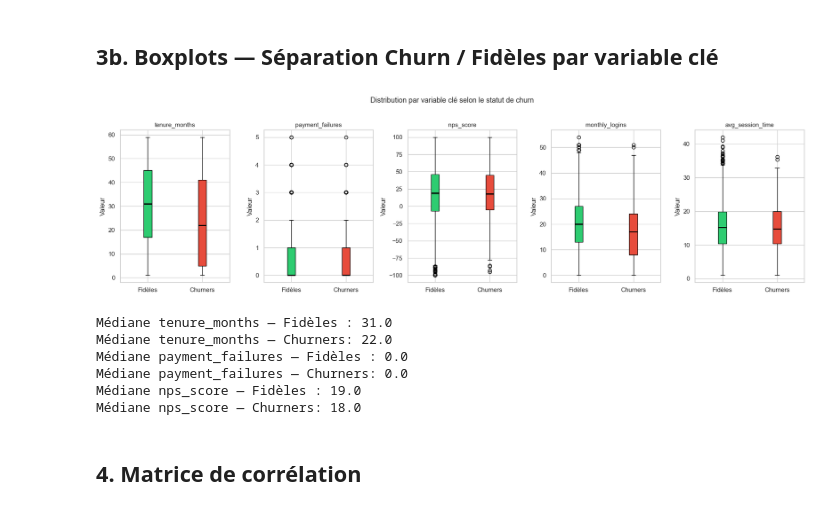
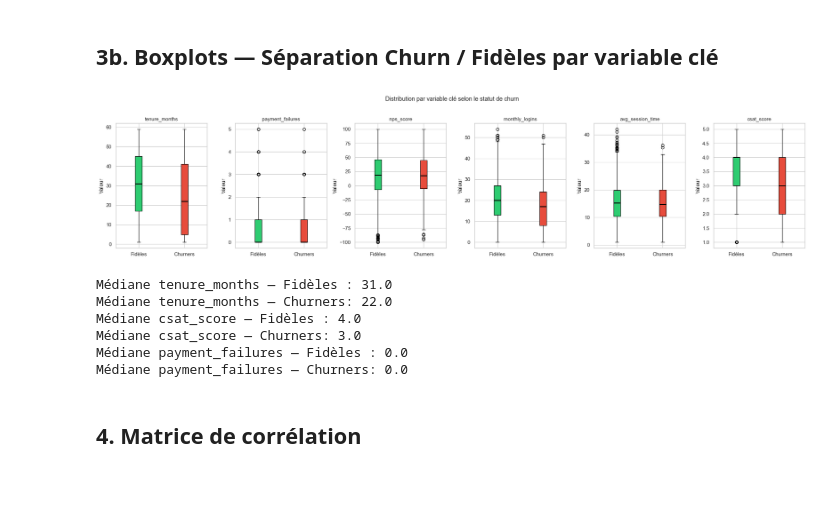
Before and after one commit to haciyil38/Projet-Data-Science, a Jupyter notebook: notebooks/01_EDA.ipynb, the cells around one changed output. Saved outputs shown, nothing was run; the diff lists cells and outputs as text; code cells hidden in the pictures; blank space fills up the shorter version.

```diff
--- a/notebooks/01_EDA.ipynb
+++ b/notebooks/01_EDA.ipynb
@@ -85,14 +85,16 @@ Name: count, dtype: int64
 # %%
 numeric_cols = ['age', 'tenure_months', 'monthly_fee', 'total_revenue',
                 'payment_failures', 'support_tickets', 'avg_session_time',
-                'monthly_logins', 'nps_score']
+                'monthly_logins', 'nps_score', 'csat_score']
 
-fig, axes = plt.subplots(3, 3, figsize=(15, 10))
+fig, axes = plt.subplots(2, 5, figsize=(18, 8))
 for ax, col in zip(axes.flatten(), numeric_cols):
     df[df['churn'] == 0][col].hist(ax=ax, alpha=0.6, color='#2ecc71', label='No Churn', bins=30)
     df[df['churn'] == 1][col].hist(ax=ax, alpha=0.6, color='#e74c3c', label='Churn', bins=30)
     ax.set_title(col)
     ax.legend(fontsize=8)
+# Masquer le dernier axes vide
+axes.flatten()[-1].set_visible(False) if len(numeric_cols) < len(axes.flatten()) else None
 plt.suptitle('Distributions par statut de churn', fontsize=14)
 plt.tight_layout()
 plt.show()
@@ -103,38 +105,37 @@ plt.show()
 # %%
 # Boxplots des variables les plus discriminantes selon le churn
 key_vars = ['tenure_months', 'payment_failures', 'nps_score',
-            'monthly_logins', 'avg_session_time']
+            'monthly_logins', 'avg_session_time', 'csat_score']
 
-fig, axes = plt.subplots(1, 5, figsize=(18, 5))
+fig, axes = plt.subplots(1, 6, figsize=(22, 5))
 for ax, col in zip(axes, key_vars):
     groups = [df[df['churn'] == 0][col], df[df['churn'] == 1][col]]
     bp = ax.boxplot(groups, patch_artist=True,
                     medianprops=dict(color='black', linewidth=2))
     bp['boxes'][0].set_facecolor('#2ecc71')
     bp['boxes'][1].set_facecolor('#e74c3c')
     ax.set_xticklabels(['Fidèles', 'Churners'])
     ax.set_title(col, fontsize=11)
     ax.set_ylabel('Valeur')
 
 fig.suptitle('Distribution par variable clé selon le statut de churn', fontsize=13, y=1.02)
 plt.tight_layout()
 plt.show()
 
-# Lecture rapide
 print('Médiane tenure_months — Fidèles :', df[df.churn==0]['tenure_months'].median())
 print('Médiane tenure_months — Churners:', df[df.churn==1]['tenure_months'].median())
+print('Médiane csat_score — Fidèles :', df[df.churn==0]['csat_score'].median())
+print('Médiane csat_score — Churners:', df[df.churn==1]['csat_score'].median())
 print('Médiane payment_failures — Fidèles :', df[df.churn==0]['payment_failures'].median())
 print('Médiane payment_failures — Churners:', df[df.churn==1]['payment_failures'].median())
-print('Médiane nps_score — Fidèles :', df[df.churn==0]['nps_score'].median())
-print('Médiane nps_score — Churners:', df[df.churn==1]['nps_score'].median())
 # %% [output]
-[figure, old version]
+[figure, new version]
 Médiane tenure_months — Fidèles : 31.0
 Médiane tenure_months — Churners: 22.0
+Médiane csat_score — Fidèles : 4.0
+Médiane csat_score — Churners: 3.0
 Médiane payment_failures — Fidèles : 0.0
 Médiane payment_failures — Churners: 0.0
-Médiane nps_score — Fidèles : 19.0
-Médiane nps_score — Churners: 18.0
 # %% [markdown]
 ## 4. Matrice de corrélation
 # %%
```
Also changed, not shown: parts of 4 cells of this notebook, 19 other files.
